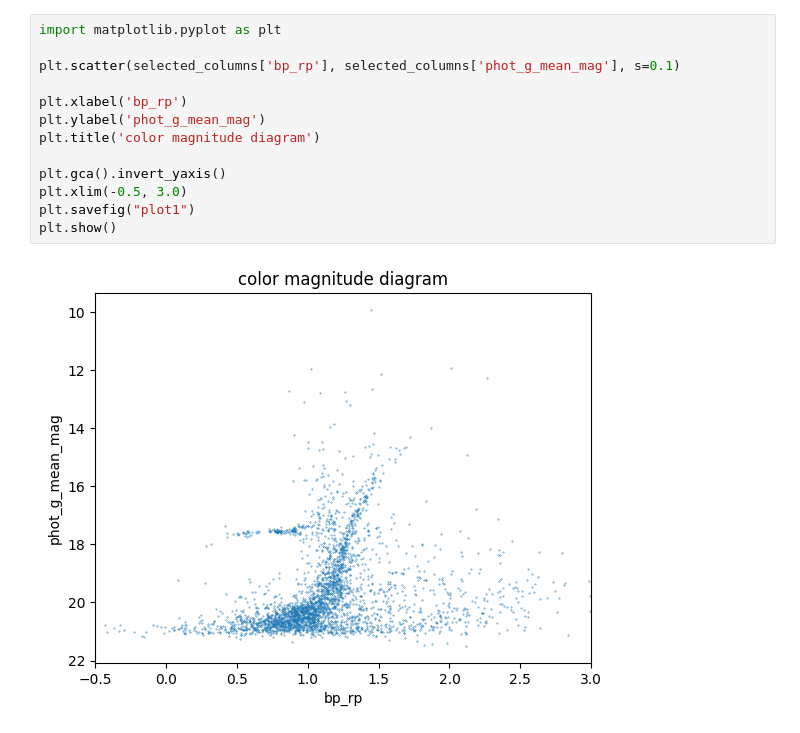
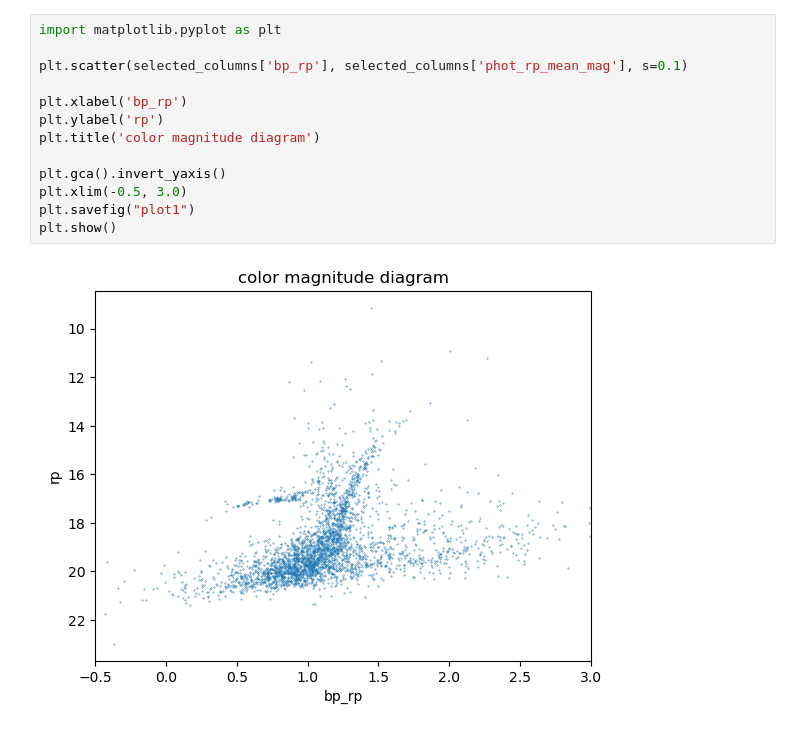
Before and after one commit to NikeVictor/IC4499_globular_cluster, a Jupyter notebook: GAIA_data_plots.ipynb, the cells around one changed output. Cells and saved outputs as stored; diff of their text form.

Commit message:
updated plots

```diff
--- a/GAIA_data_plots.ipynb
+++ b/GAIA_data_plots.ipynb
@@ -47,15 +46,15 @@ INFO: Query finished. [astroquery.utils.tap.core]
 # %%
 import matplotlib.pyplot as plt
 
-plt.scatter(selected_columns['bp_rp'], selected_columns['phot_g_mean_mag'], s=0.1)
+plt.scatter(selected_columns['bp_rp'], selected_columns['phot_rp_mean_mag'], s=0.1)
 
 plt.xlabel('bp_rp')
-plt.ylabel('phot_g_mean_mag')
+plt.ylabel('rp')
 plt.title('color magnitude diagram')
 
 plt.gca().invert_yaxis()
 plt.xlim(-0.5, 3.0)
 plt.savefig("plot1")
 plt.show()
 # %% [output]
-[figure, old version]
+[figure, new version]
```
Also changed, not shown: parts of 6 cells of this notebook, 8 other files.
